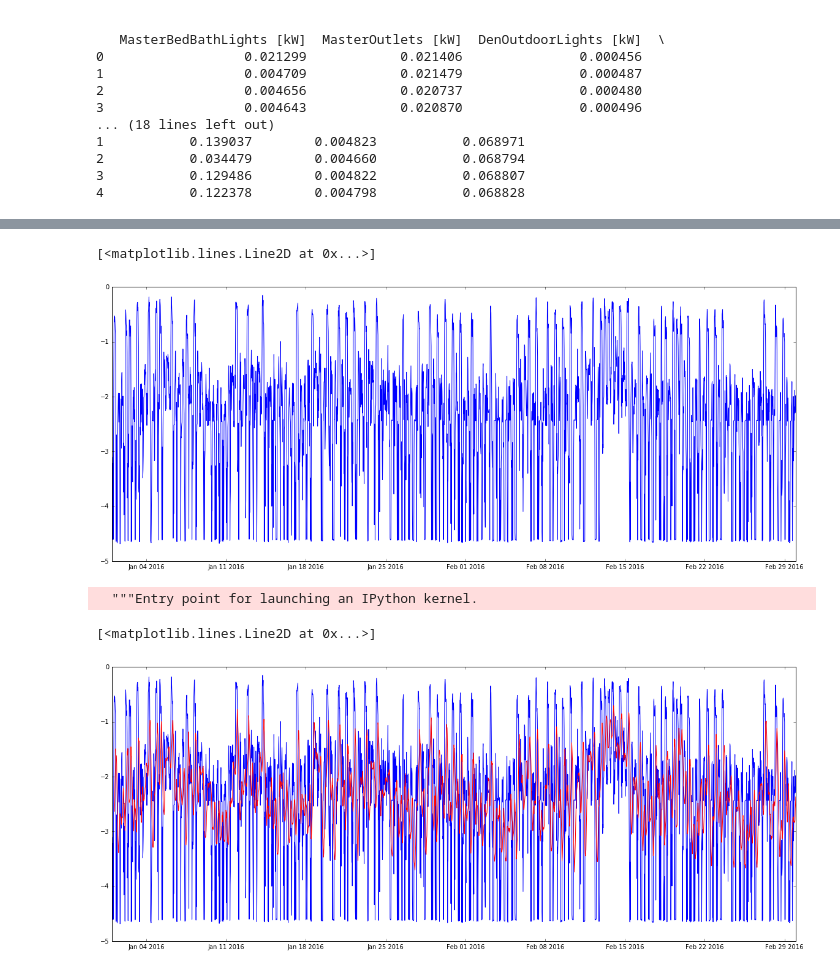
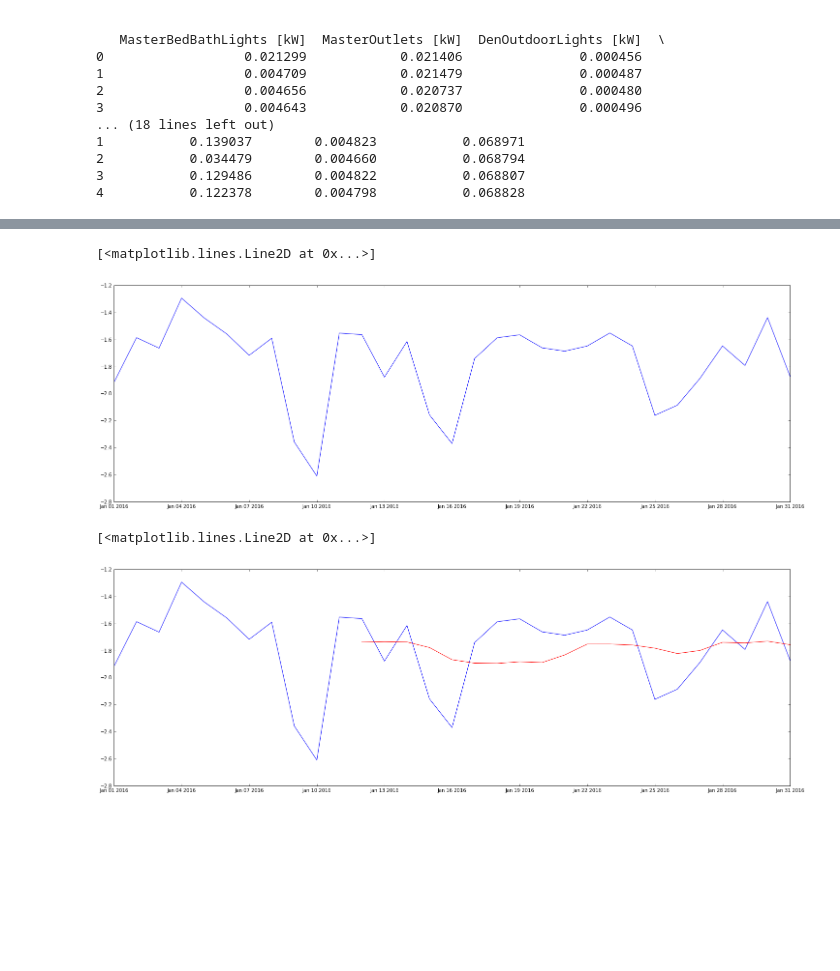
Before and after one commit to kumarvivek9097/Energy_Data_Simulation, a Jupyter notebook: individual_appliaces/arima.ipynb, the cells around one changed output, grey strips where cells are left out. Drawn from its saved outputs; the diff is of its cells as text; code cells hidden in the pictures; blank space fills up the shorter version.

```diff
--- a/individual_appliaces/arima.ipynb
+++ b/individual_appliaces/arima.ipynb
@@ -4,8 +4,9 @@ import numpy as np
 import matplotlib.pyplot as plt
 %matplotlib inline
 from matplotlib.pylab import rcParams
-rcParams['figure.figsize'] = 20, 8
+rcParams['figure.figsize'] = 25, 8
 from statsmodels.tsa.stattools import adfuller
+from pandas.core import datetools
 # %%
 data = pd.read_csv('/home/vivek/Documents/Data_Science/Data_Sets/Electricity/HomeA/2016/HomeA-meter4_2016.csv')
 print data.head()
@@ -29,7 +30,9 @@ print data.head()
 4           0.122378        0.004798           0.068828
 # %%
 dateparse = lambda dates: pd.datetime.strptime(dates, '%Y-%m-%d %H:%M:%S')
-data = pd.read_csv('/home/vivek/Documents/Data_Science/Data_Sets/Electricity/HomeA/2016/HomeA-meter2_2016.csv', parse_dates=['Date & Time'], index_col='Date & Time',date_parser=dateparse, nrows=2880)
+data = pd.read_csv('/home/vivek/Documents/Data_Science/Data_Sets/Electricity/HomeA/2016/HomeA-meter2_2016.csv', parse_dates=['Date & Time'], index_col='Date & Time',date_parser=dateparse, nrows=1488)
 #print data.head()
-len(data)
+#len(data)
+data=data.resample('D').mean()
+data.head()
 # %% [output]
@@ -102,15 +112,15 @@ ts_log = np.log(ts)
 plt.plot(ts_log)
 # %% [output]
 [<matplotlib.lines.Line2D at 0x...>]
-[figure, old version]
+[figure, new version]
 # %%
-moving_avg = pd.rolling_mean(ts_log,12)
+#moving_avg = pd.rolling_mean(ts_log,12)
+moving_avg=ts_log.rolling(window=12,center=False).mean()
 plt.plot(ts_log)
 plt.plot(moving_avg, color='red')
 # %% [output]
-  """Entry point for launching an IPython kernel.
+[<matplotlib.lines.Line2D at 0x...>]
-[<matplotlib.lines.Line2D at 0x...>]
-[figure, old version]
+[figure, new version]
 # %%
 ts_log_moving_avg_diff = ts_log - moving_avg
 ts_log_moving_avg_diff.head(12)
```
Also changed, not shown: parts of 23 cells of this notebook.
